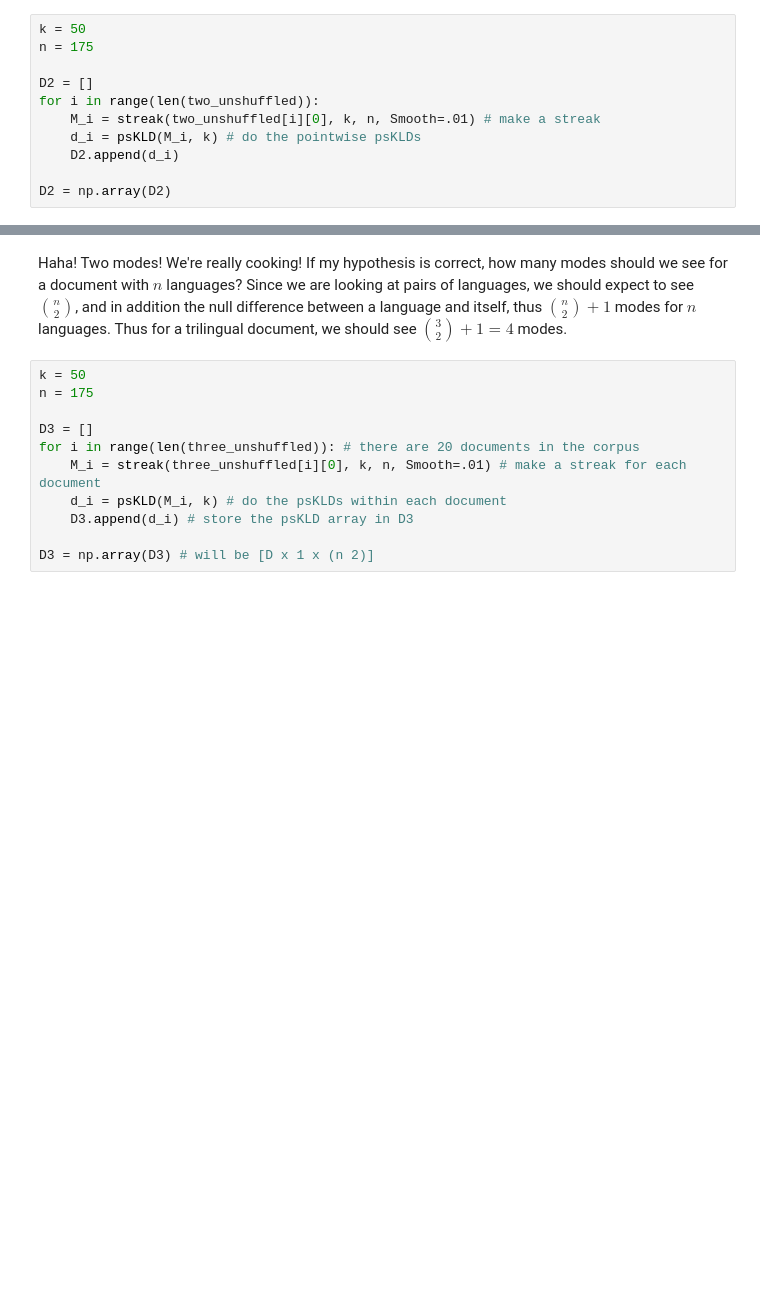
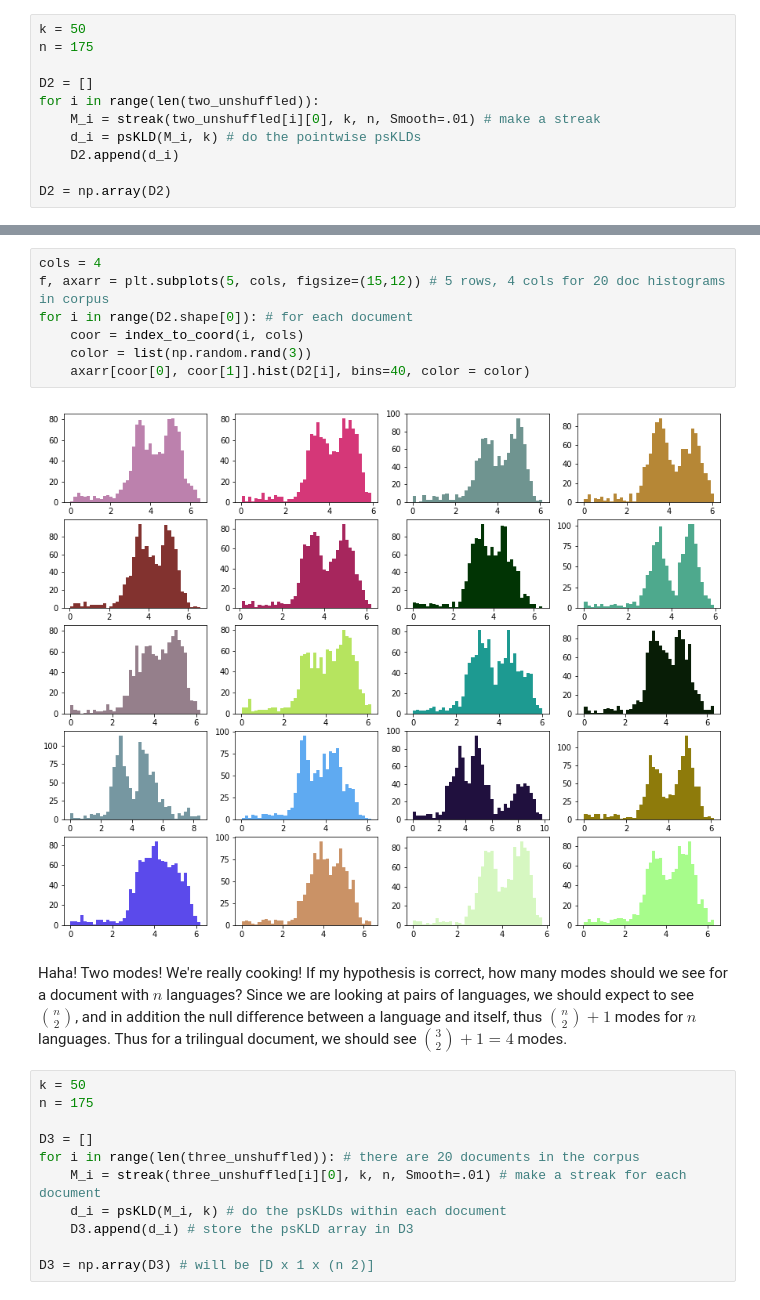
Before and after one commit to bkitano/voynich, a Jupyter notebook: Voynich Language Analysis.ipynb, the cells around one changed output, grey strips where cells are left out. Drawn from its saved outputs; the diff is of its cells as text; blank space fills up the shorter version.

```diff
--- a/Voynich Language Analysis.ipynb
+++ b/Voynich Language Analysis.ipynb
@@ -837,3 +841,12 @@ for i in range(D2.shape[0]):
+# %%
+cols = 4
+f, axarr = plt.subplots(5, cols, figsize=(15,12)) # 5 rows, 4 cols for 20 doc histograms in corpus
+for i in range(D2.shape[0]): # for each document
+    coor = index_to_coord(i, cols)
+    color = list(np.random.rand(3))
+    axarr[coor[0], coor[1]].hist(D2[i], bins=40, color = color)
+# %% [output]
+[figure, added]
 # %% [markdown]
 Haha! Two modes! We're really cooking! If my hypothesis is correct, how many modes should we see for a document with $n$ languages? Since we are looking at pairs of languages, we should expect to see $\binom{n}{2}$, and in addition the null difference between a language and itself, thus $\binom{n}{2}+1$ modes for $n$ languages. Thus for a trilingual document, we should see $\binom{3}{2} + 1 = 4$ modes.
 # %%
```
Also changed, not shown: parts of 13 cells of this notebook.
